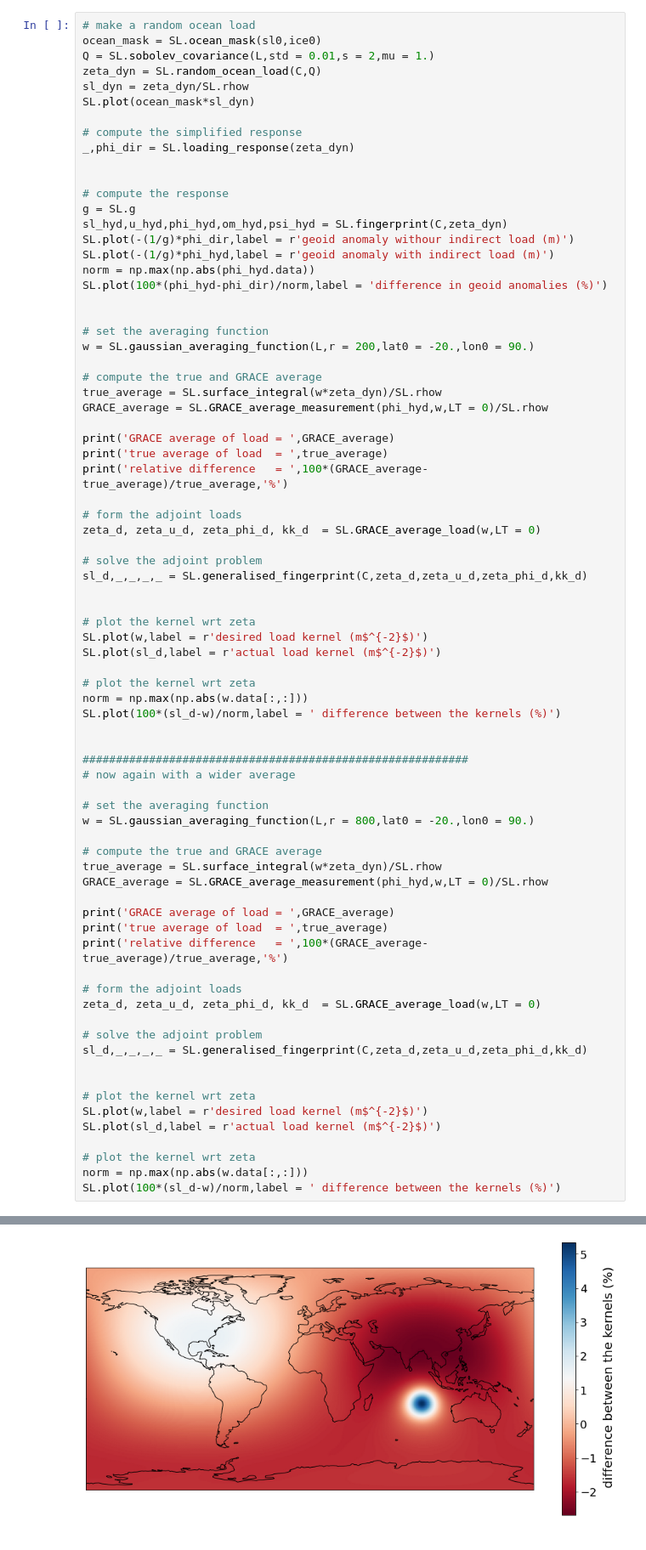
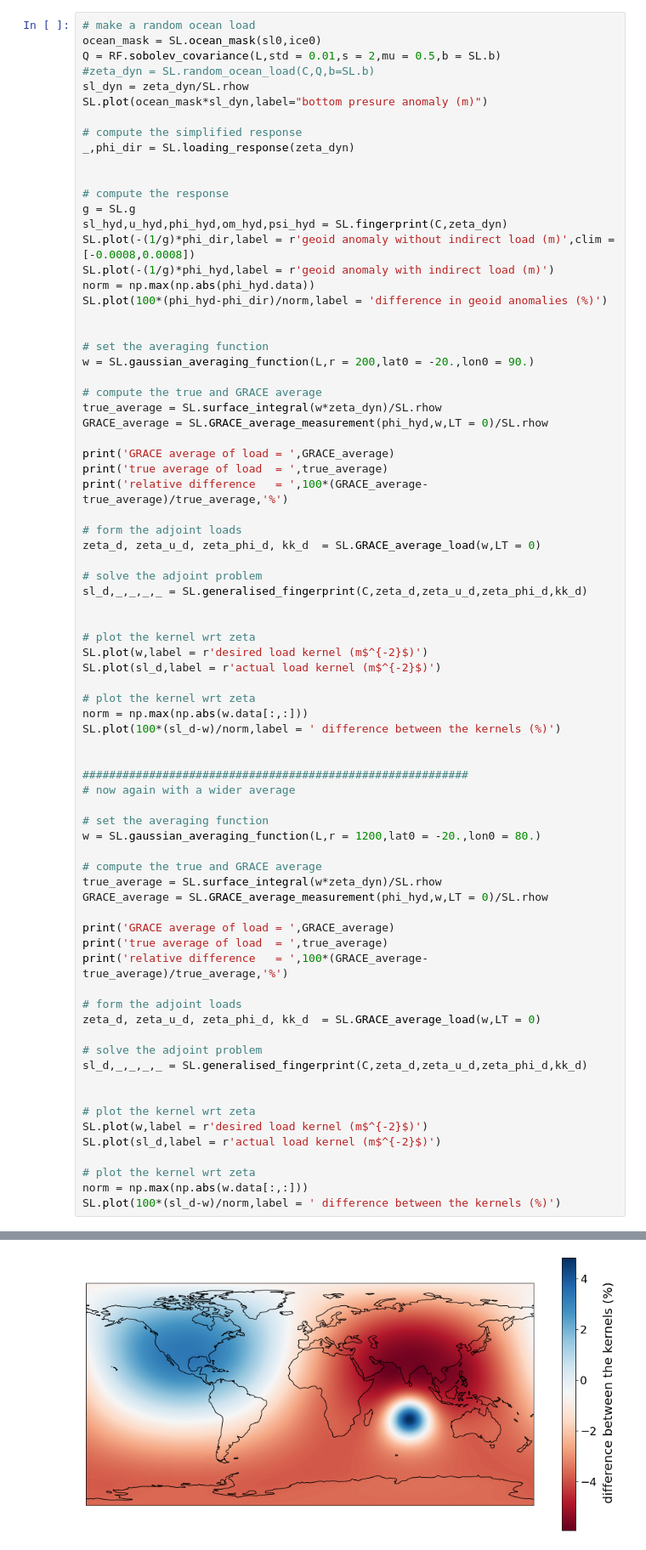
Before and after one commit to da380/SLReciprocityGJI, a Jupyter notebook: ocean_dynamics.ipynb, the cells around one changed output, grey strips where cells are left out. Shown at 85% size. Cells and saved outputs as stored; diff of their text form.

```diff
--- a/ocean_dynamics.ipynb
+++ b/ocean_dynamics.ipynb
@@ -46,10 +50,10 @@ fraction of surface which is ocean =  0.712960233719624
 # %%
 # make a random ocean load
 ocean_mask = SL.ocean_mask(sl0,ice0)
-Q = SL.sobolev_covariance(L,std = 0.01,s = 2,mu = 1.)
-zeta_dyn = SL.random_ocean_load(C,Q)
+Q = RF.sobolev_covariance(L,std = 0.01,s = 2,mu = 0.5,b = SL.b)
+#zeta_dyn = SL.random_ocean_load(C,Q,b=SL.b)
 sl_dyn = zeta_dyn/SL.rhow
-SL.plot(ocean_mask*sl_dyn)
+SL.plot(ocean_mask*sl_dyn,label="bottom presure anomaly (m)")
 
 # compute the simplified response
 _,phi_dir = SL.loading_response(zeta_dyn)
@@ -58,7 +62,7 @@ _,phi_dir = SL.loading_response(zeta_dyn)
 # compute the response
 g = SL.g
 sl_hyd,u_hyd,phi_hyd,om_hyd,psi_hyd = SL.fingerprint(C,zeta_dyn)
-SL.plot(-(1/g)*phi_dir,label = r'geoid anomaly withour indirect load (m)')
+SL.plot(-(1/g)*phi_dir,label = r'geoid anomaly without indirect load (m)',clim = [-0.0008,0.0008])
 SL.plot(-(1/g)*phi_hyd,label = r'geoid anomaly with indirect load (m)')
 norm = np.max(np.abs(phi_hyd.data))
 SL.plot(100*(phi_hyd-phi_dir)/norm,label = 'difference in geoid anomalies (%)')
@@ -95,7 +99,7 @@ SL.plot(100*(sl_d-w)/norm,label = ' difference between the kernels (%)')
 # now again with a wider average
 
 # set the averaging function
-w = SL.gaussian_averaging_function(L,r = 800,lat0 = -20.,lon0 = 90.)
+w = SL.gaussian_averaging_function(L,r = 1200,lat0 = -20.,lon0 = 80.)
 
 # compute the true and GRACE average
 true_average = SL.surface_integral(w*zeta_dyn)/SL.rhow
@@ -172 +177 @@ iteration =  11 relative change =  8.866137459771034e-09
-[figure, old version]
+[figure, new version]
```
Also changed, not shown: parts of 3 cells of this notebook, 1 other file.
